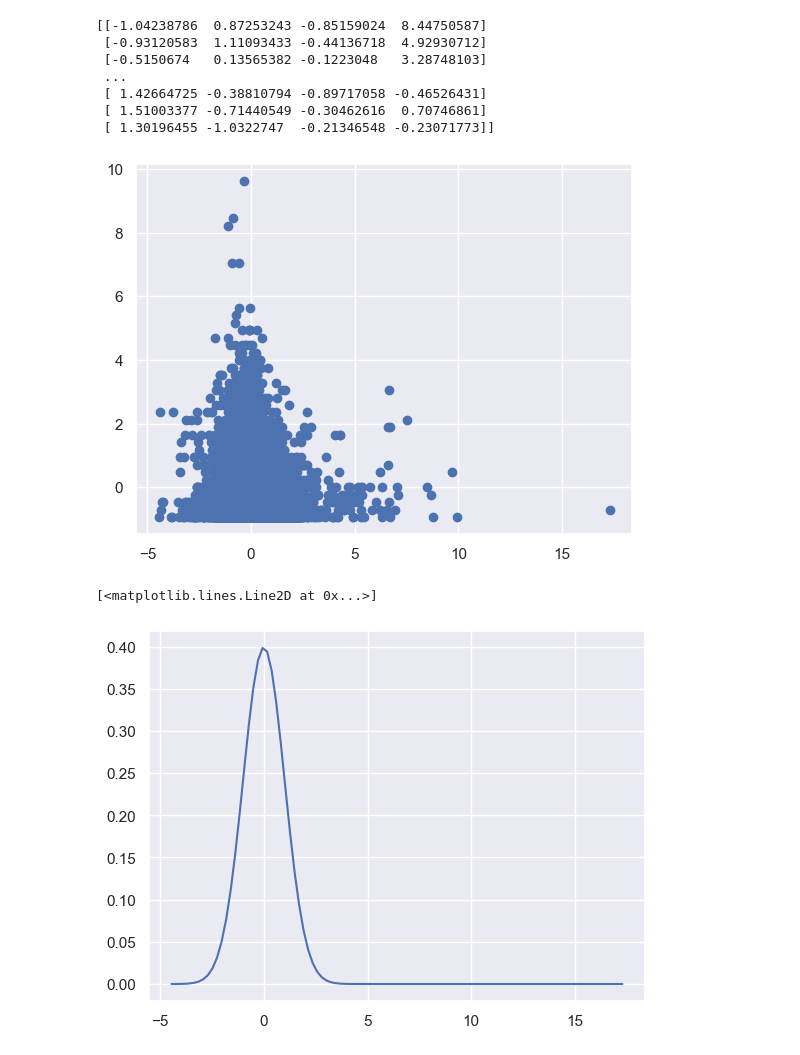
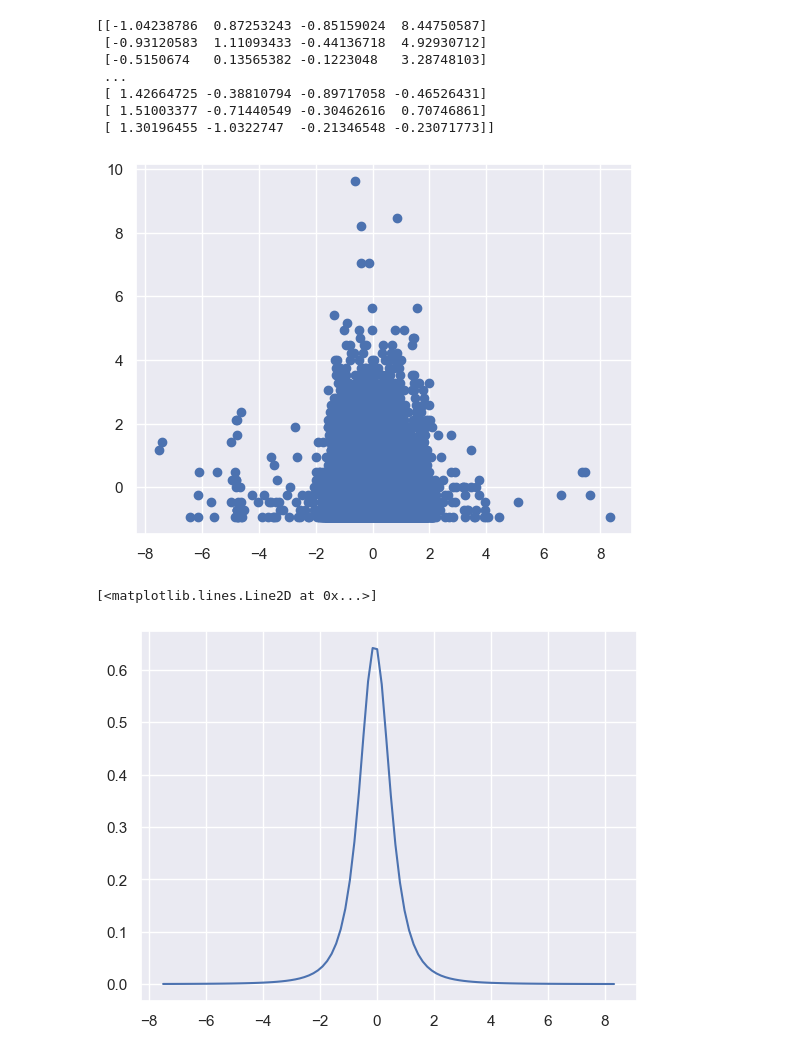
Before and after one commit to MrBloom911/SismicOperations, a Jupyter notebook: ProyectoComp.ipynb, the cells around one changed output. Cells and saved outputs as stored; diff of their text form; code cells hidden in the pictures.

```diff
--- a/ProyectoComp.ipynb
+++ b/ProyectoComp.ipynb
@@ -80,7 +68,0 @@ sns.scatterplot(data=df,x='Magnitude',y='Depth/Km')
-# %%
-sns.set()
-gscar, axes = plt.subplots(1, 3)
-#sns.scatterplot(data=df,x='Depth/Km',y='Magnitude',ax=axes[0,0],color='green')
-sns.scatterplot(data=df,y='Longitude',x='Magnitude',ax=axes[0],color='navy')
-sns.scatterplot(data=df,y='Depth/Km',x='Magnitude',ax=axes[1],color='orange')
-sns.scatterplot(data=df,y='Latitude',x='Magnitude',ax=axes[2],color='red')
@@ -112,6 +91,7 @@ df['MagnitudeNorm']=(df['Magnitude']-df['Magnitude'].mean())/(df['Magnitude'].st
 df['DepthNorm']=(df['Depth/Km']-df['Depth/Km'].mean())/(df['Depth/Km'].std())
 df['LatitudeNorm']=(df['Latitude']-df['Latitude'].mean())/(df['Latitude'].std())
 df['LongitudeNorm']=(df['Longitude']-df['Longitude'].mean())/(df['Longitude'].std())
+df['MagnitudeInt']=df['Magnitude'].astype(int)
 # %%
 sns.set()
 gboxNorm, axes = plt.subplots(2, 2)
@@ -148,7 +128,7 @@ sns.kdeplot(data=df, x='Depth/Km', label='original data')
 # %%
-X=df.iloc[:,[1,2,3]]
-XN=df.iloc[:,[1,2,3,4]]
-Y=df.iloc[:,[4]]
+X=df.iloc[:,[0,1,2]]
+XN=df.iloc[:,[0,1,2,3]]
+Y=df.iloc[:,[8]]
 # %%
 from sklearn.model_selection import train_test_split
 from sklearn.preprocessing import StandardScaler
@@ -180,10 +161,11 @@ print(X_scaled)
  [ 1.51003377 -0.71440549 -0.30462616  0.70746861]
  [ 1.30196455 -1.0322747  -0.21346548 -0.23071773]]
 # %%
-x_transformed = X_scaled[:, 2]
-y_transformed = X_scaled[:, 3]
+x_transformedLat = X_scaled[:, 1]
+x_transformedLon = X_scaled[:, 2]
+x_transformedDepth = X_scaled[:, 3]
 # %%
-plt.scatter(x_transformed, y_transformed);
+plt.scatter(x_transformedLat, x_transformedMag);
 # %% [output]
-[figure, old version]
+[figure, new version]
 # %%
@@ -194,8 +182,10 @@ yn=dist2.pdf(xn,*paradistn)
 # %%
-plt.plot(xn,yn)
+#plt.plot(XnDepth,YnDepth,color='red')
+#plt.plot(Xnlon,Ynlon)
+plt.plot(Xnlat,Ynlat)
 # %% [output]
 [<matplotlib.lines.Line2D at 0x...>]
-[figure, old version]
+[figure, new version]
 # %%
 #TO-DO
 #-Realizar un EDA con los elementos normalizados
```
Also changed, not shown: parts of 9 cells of this notebook.
